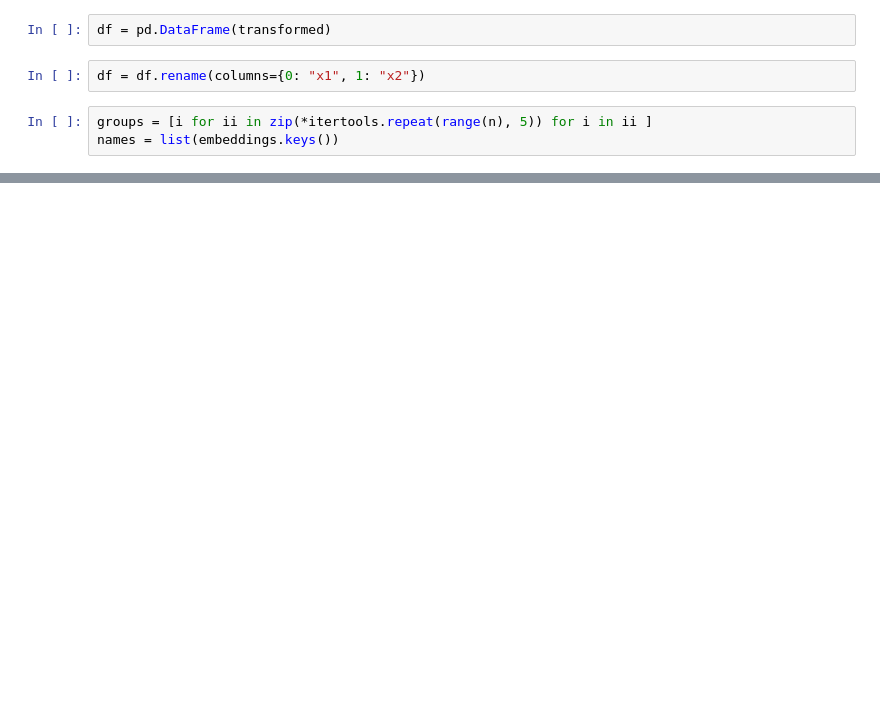
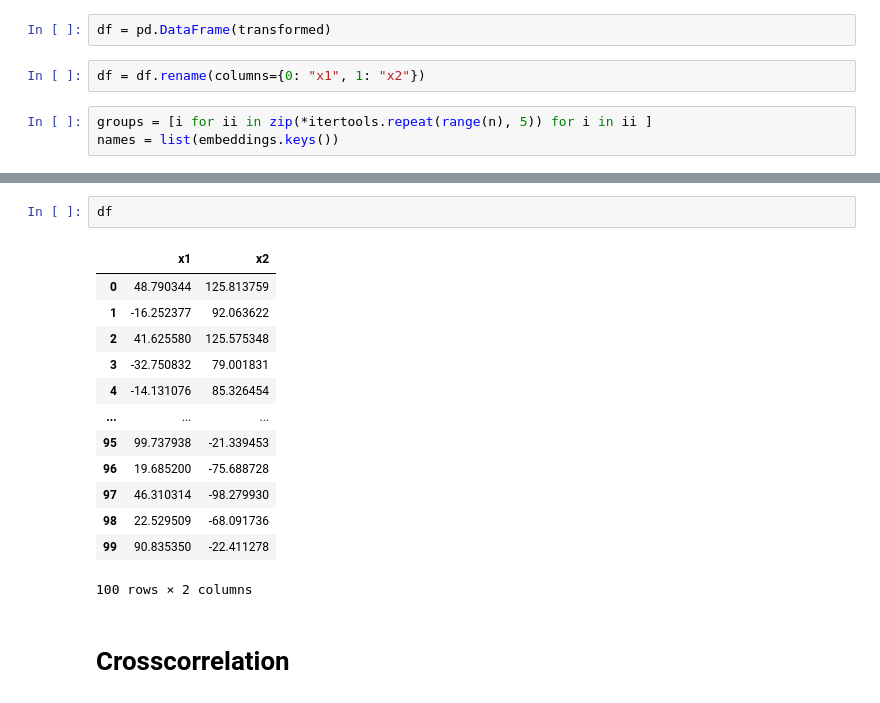
Before and after one commit to wendlerc/llm_labels, a Jupyter notebook: notebooks/visualize embeddings.ipynb, the cells around one changed output, grey strips where cells are left out. Drawn from its saved outputs; the diff is of its cells as text; blank space fills up the shorter version.

```diff
--- a/notebooks/visualize embeddings.ipynb
+++ b/notebooks/visualize embeddings.ipynb
@@ -69,0 +70,18 @@ Text(0, 0.5, 'x2')
+# %%
+df
+# %% [output]
+|  | x1 | x2 |
+| 0 | 48.790344 | 125.813759 |
+| 1 | -16.252377 | 92.063622 |
+| 2 | 41.625580 | 125.575348 |
+| 3 | -32.750832 | 79.001831 |
+| 4 | -14.131076 | 85.326454 |
+| ... | ... | ... |
+| 95 | 99.737938 | -21.339453 |
+| 96 | 19.685200 | -75.688728 |
+| 97 | 46.310314 | -98.279930 |
+| 98 | 22.529509 | -68.091736 |
+| 99 | 90.835350 | -22.411278 |
+100 rows × 2 columns
+# %% [markdown]
+# Crosscorrelation
```
Also changed, not shown: parts of 7 cells of this notebook, 11 other files.
